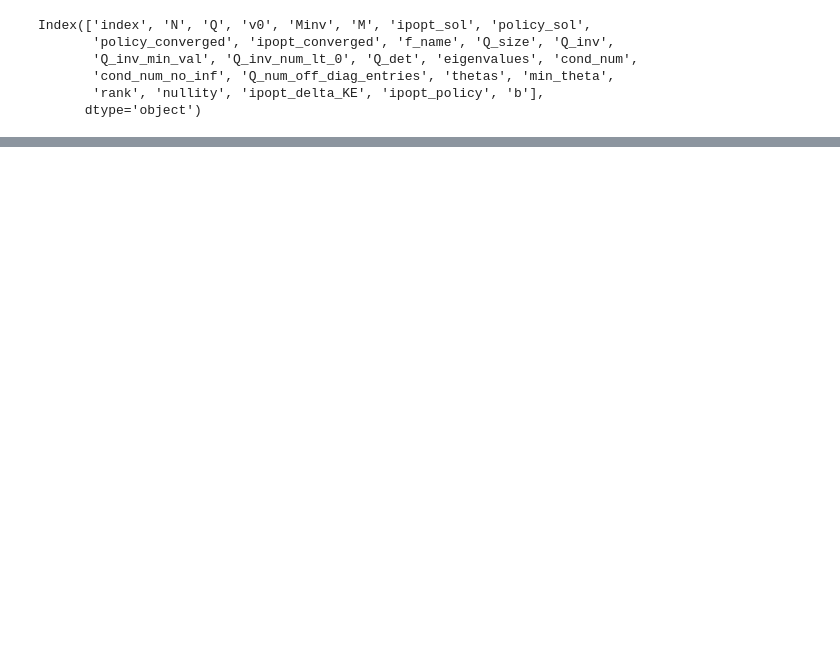
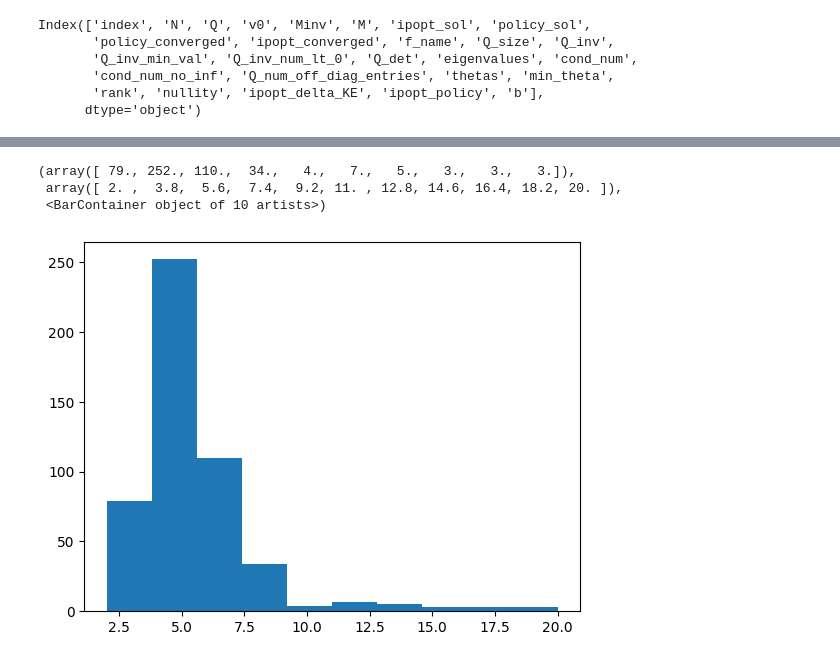
Before and after one commit to IsaiahWitzke/scisim, a Jupyter notebook: assets/rigidbody2d/isaiah_ura/src/mar_15.ipynb, the cells around one changed output, grey strips where cells are left out. Drawn from its saved outputs; the diff is of its cells as text; code cells hidden in the pictures; blank space fills up the shorter version.

```diff
--- a/assets/rigidbody2d/isaiah_ura/src/mar_15.ipynb
+++ b/assets/rigidbody2d/isaiah_ura/src/mar_15.ipynb
@@ -41,0 +102,7 @@ TypeError: object of type 'float' has no len()
+# %%
+plt.hist([len(p.intermediate_values) for p in pis])
+# %% [output]
+(array([ 79., 252., 110.,  34.,   4.,   7.,   5.,   3.,   3.,   3.]),
+ array([ 2. ,  3.8,  5.6,  7.4,  9.2, 11. , 12.8, 14.6, 16.4, 18.2, 20. ]),
+ <BarContainer object of 10 artists>)
+[figure, added]
```
Also changed, not shown: parts of 10 cells of this notebook, 48 other files.
